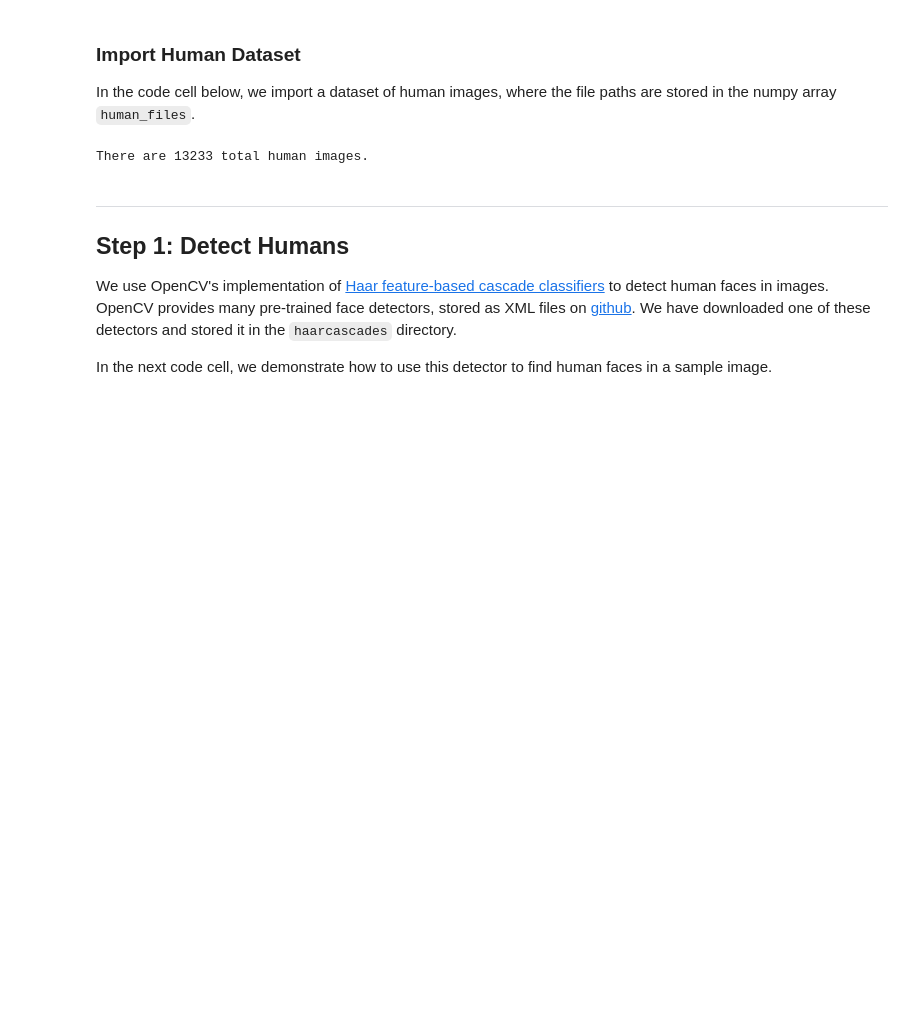
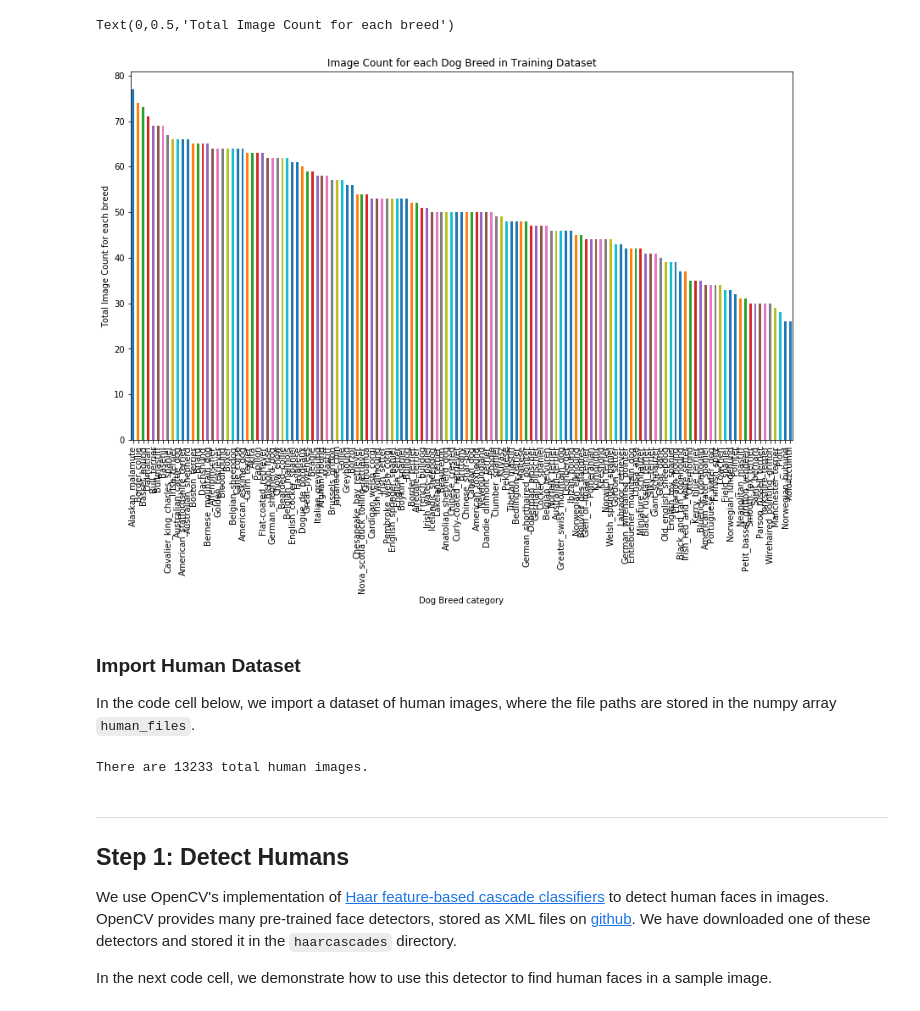
Before and after one commit to arachauhan/Dog-Breed-classification-using-CNN, a Jupyter notebook: dog_app.ipynb, the cells around one changed output. Cells and saved outputs as stored; diff of their text form; code cells hidden in the pictures; blank space fills up the shorter version.

```diff
--- a/dog_app.ipynb
+++ b/dog_app.ipynb
@@ -99,3 +136,12 @@ There are 836 test dog images.
+# %%
+ax = dog_breed['breed'].value_counts().plot(kind='bar',
+                                    figsize=(14,8),
+                                    title="Image Count for each Dog Breed in Training Dataset")
+ax.set_xlabel("Dog Breed category")
+ax.set_ylabel("Total Image Count for each breed")
+# %% [output]
+Text(0,0.5,'Total Image Count for each breed')
+[figure, added]
 # %% [markdown]
 ### Import Human Dataset
 
```
Also changed, not shown: parts of 5 cells of this notebook.
